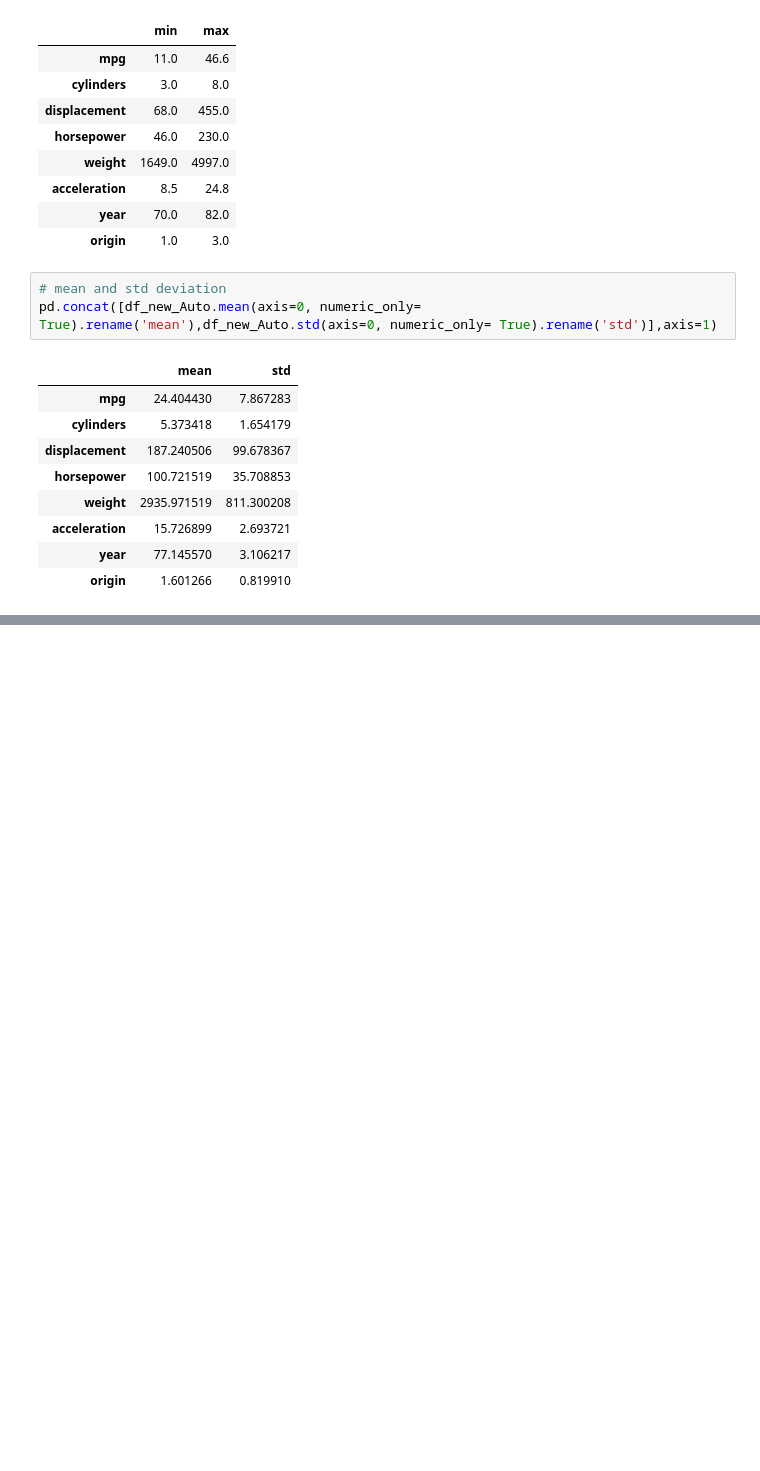
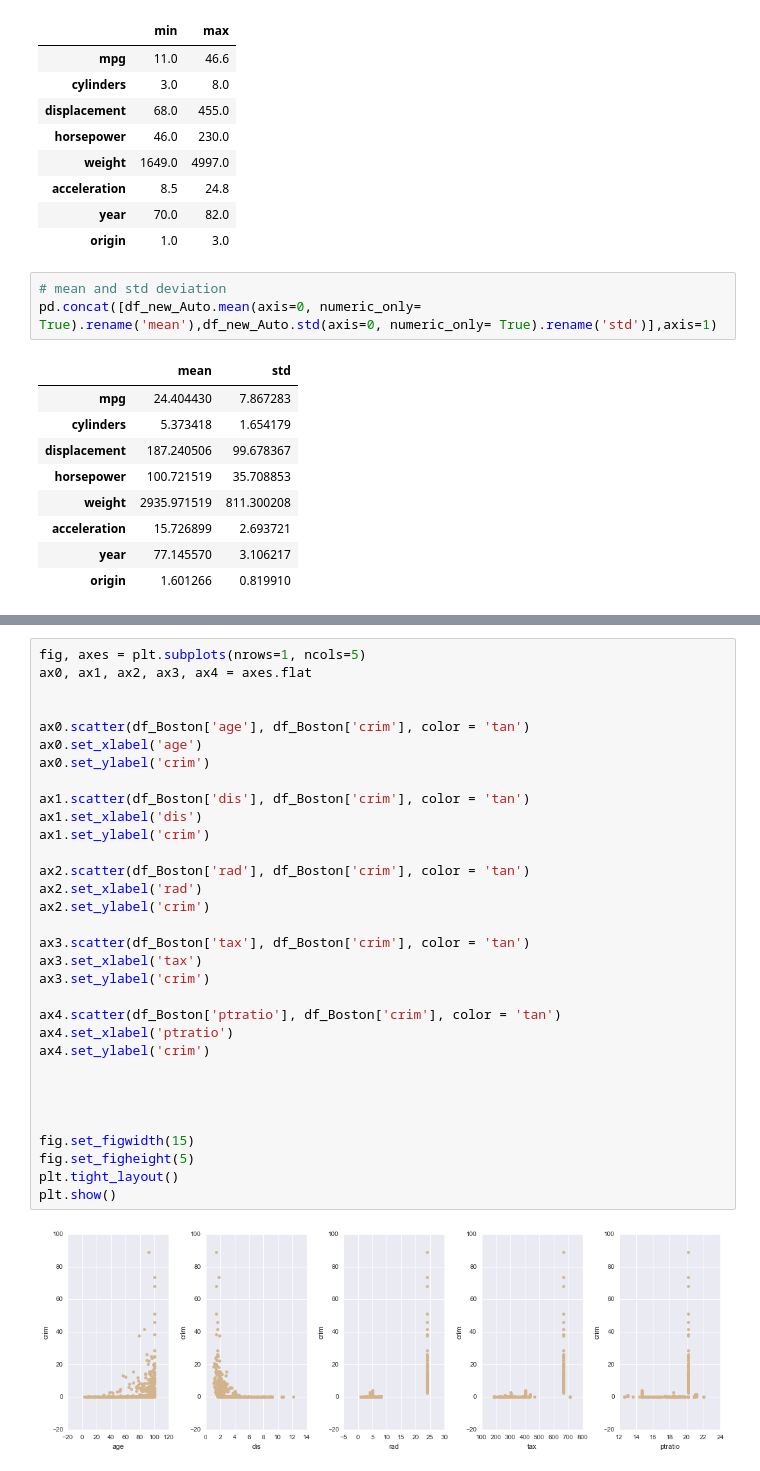
Before and after one commit to sushmit86/Stat_learning, a Jupyter notebook: Chapter2_Exercise.ipynb, the cells around one changed output, grey strips where cells are left out. Drawn from its saved outputs; the diff is of its cells as text; blank space fills up the shorter version.

```diff
--- a/Chapter2_Exercise.ipynb
+++ b/Chapter2_Exercise.ipynb
@@ -235,0 +318,34 @@ pd.concat([df_new_Auto.mean(axis=0, numeric_only= True).rename('mean'),df_new_Au
+# %%
+fig, axes = plt.subplots(nrows=1, ncols=5)
+ax0, ax1, ax2, ax3, ax4 = axes.flat
+
+
+ax0.scatter(df_Boston['age'], df_Boston['crim'], color = 'tan')
+ax0.set_xlabel('age')
+ax0.set_ylabel('crim')
+
+ax1.scatter(df_Boston['dis'], df_Boston['crim'], color = 'tan')
+ax1.set_xlabel('dis')
+ax1.set_ylabel('crim')
+
+ax2.scatter(df_Boston['rad'], df_Boston['crim'], color = 'tan')
+ax2.set_xlabel('rad')
+ax2.set_ylabel('crim')
+
+ax3.scatter(df_Boston['tax'], df_Boston['crim'], color = 'tan')
+ax3.set_xlabel('tax')
+ax3.set_ylabel('crim')
+
+ax4.scatter(df_Boston['ptratio'], df_Boston['crim'], color = 'tan')
+ax4.set_xlabel('ptratio')
+ax4.set_ylabel('crim')
+
+
+
+
+fig.set_figwidth(15)
+fig.set_figheight(5)
+plt.tight_layout()
+plt.show()
+# %% [output]
+[figure, added]
```
Also changed, not shown: parts of 11 cells of this notebook.
